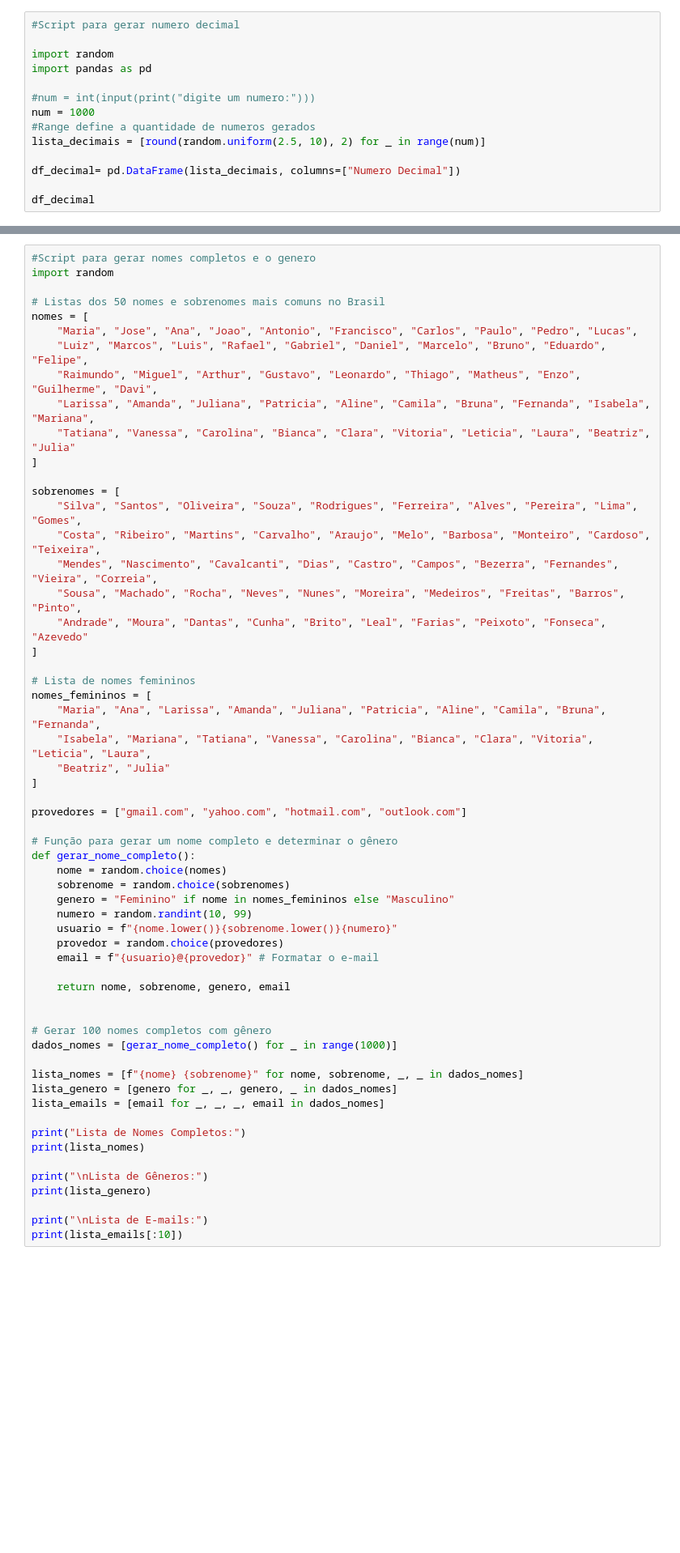
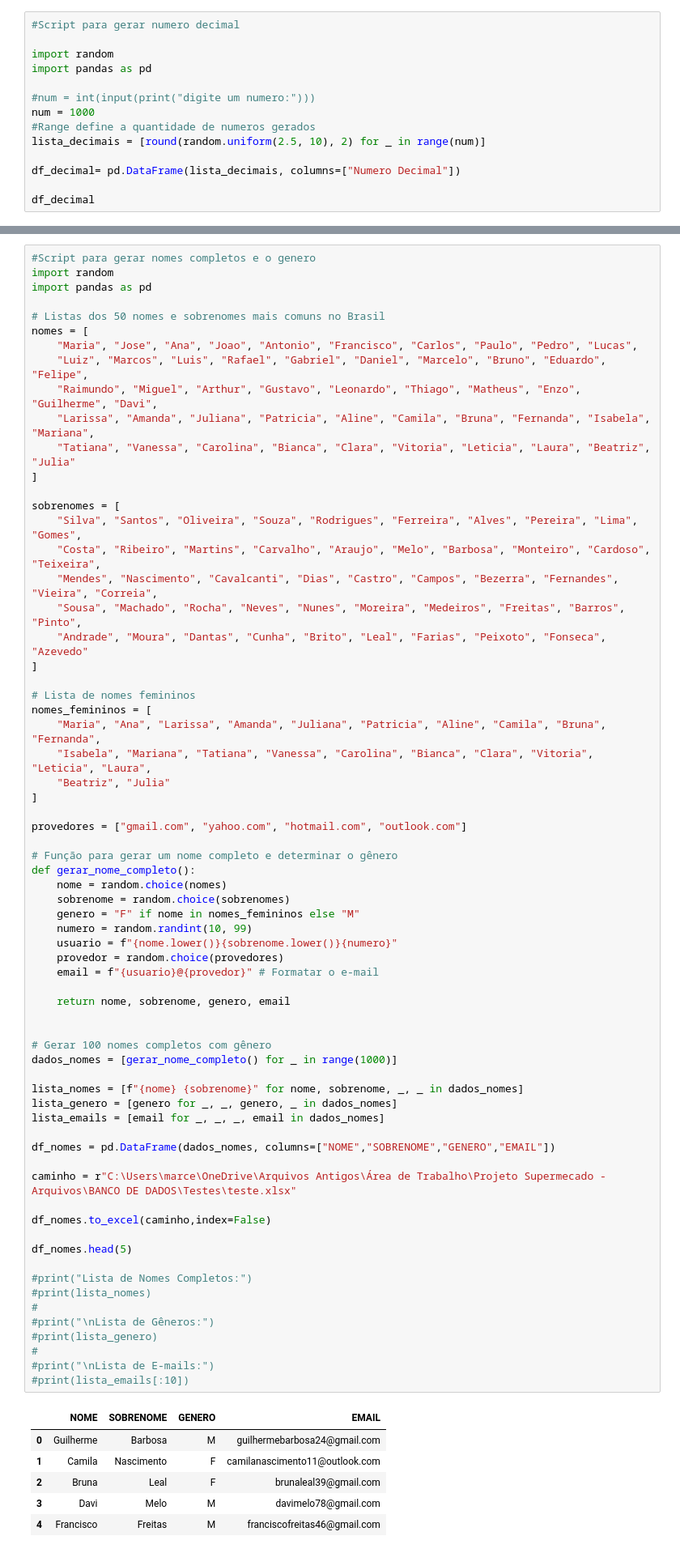
Before and after one commit to Marcelo-Augusto-Silva-Pinto/Python_Projetos, a Jupyter notebook: PROJETOMERCADO/GerarDadosAleatorios.ipynb, the cells around one changed output, grey strips where cells are left out. Shown at 81% size. Saved outputs shown, nothing was run; the diff lists cells and outputs as text; blank space fills up the shorter version.

```diff
--- a/PROJETOMERCADO/GerarDadosAleatorios.ipynb
+++ b/PROJETOMERCADO/GerarDadosAleatorios.ipynb
@@ -189,6 +189,7 @@ df_datas_horas.head(1000)
 # %%
 #Script para gerar nomes completos e o genero
 import random
+import pandas as pd
 
 # Listas dos 50 nomes e sobrenomes mais comuns no Brasil
 nomes = [
@@ -210,37 +211,52 @@ sobrenomes = [
 # Lista de nomes femininos
 nomes_femininos = [
     "Maria", "Ana", "Larissa", "Amanda", "Juliana", "Patricia", "Aline", "Camila", "Bruna", "Fernanda",
     "Isabela", "Mariana", "Tatiana", "Vanessa", "Carolina", "Bianca", "Clara", "Vitoria", "Leticia", "Laura",
     "Beatriz", "Julia"
 ]
 
 provedores = ["gmail.com", "yahoo.com", "hotmail.com", "outlook.com"]
 
 # Função para gerar um nome completo e determinar o gênero
 def gerar_nome_completo():
     nome = random.choice(nomes)
     sobrenome = random.choice(sobrenomes)
-    genero = "Feminino" if nome in nomes_femininos else "Masculino"
+    genero = "F" if nome in nomes_femininos else "M"
     numero = random.randint(10, 99)
     usuario = f"{nome.lower()}{sobrenome.lower()}{numero}"
     provedor = random.choice(provedores)
     email = f"{usuario}@{provedor}" # Formatar o e-mail
 
     return nome, sobrenome, genero, email
 
 
 # Gerar 100 nomes completos com gênero
 dados_nomes = [gerar_nome_completo() for _ in range(1000)]
 
 lista_nomes = [f"{nome} {sobrenome}" for nome, sobrenome, _, _ in dados_nomes]
 lista_genero = [genero for _, _, genero, _ in dados_nomes]
 lista_emails = [email for _, _, _, email in dados_nomes]
 
-print("Lista de Nomes Completos:")
-print(lista_nomes)
+df_nomes = pd.DataFrame(dados_nomes, columns=["NOME","SOBRENOME","GENERO","EMAIL"])
 
-print("\nLista de Gêneros:")
-print(lista_genero)
+caminho = r"C:\Users\marce\OneDrive\Arquivos Antigos\Área de Trabalho\Projeto Supermecado - Arquivos\BANCO DE DADOS\Testes\teste.xlsx"
 
-print("\nLista de E-mails:")
-print(lista_emails[:10])
+df_nomes.to_excel(caminho,index=False)
+
+df_nomes.head(5)
+
+#print("Lista de Nomes Completos:")
+#print(lista_nomes)
+#
+#print("\nLista de Gêneros:")
+#print(lista_genero)
+#
+#print("\nLista de E-mails:")
+#print(lista_emails[:10])
+# %% [output]
+|  | NOME | SOBRENOME | GENERO | EMAIL |
+| 0 | Guilherme | Barbosa | M | guilhermebarbosa24@gmail.com |
+| 1 | Camila | Nascimento | F | camilanascimento11@outlook.com |
+| 2 | Bruna | Leal | F | brunaleal39@gmail.com |
+| 3 | Davi | Melo | M | davimelo78@gmail.com |
+| 4 | Francisco | Freitas | M | franciscofreitas46@gmail.com |
```
Also changed, not shown: parts of 3 cells of this notebook, 1 other file.
